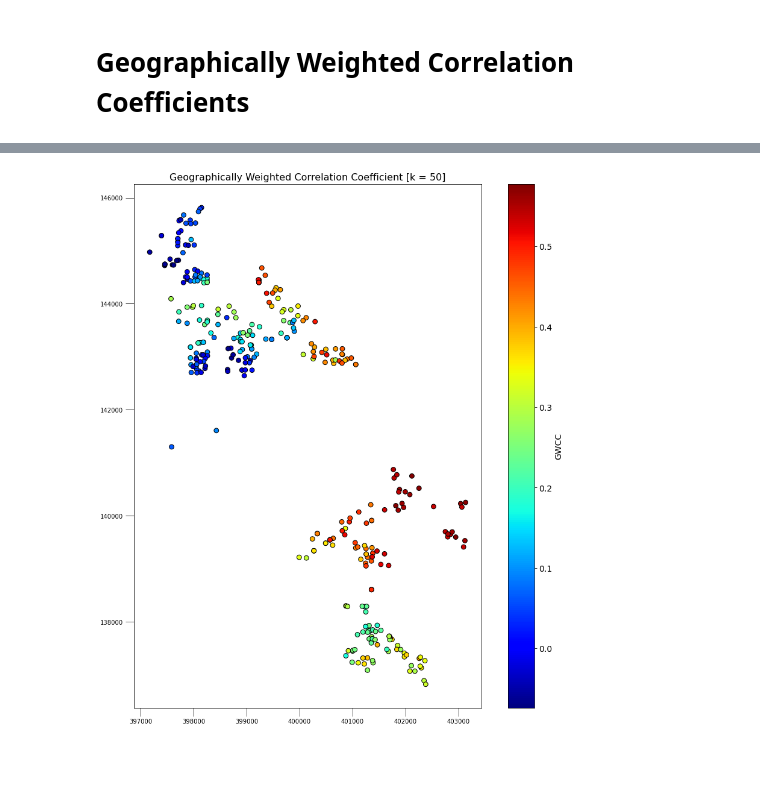
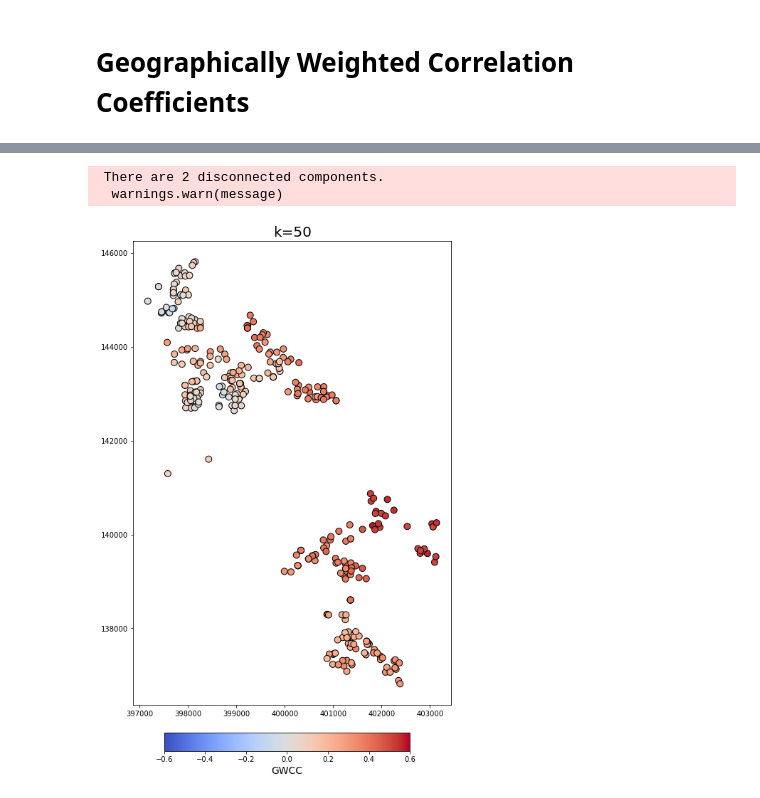
Before and after one commit to Stella-Liao/code_demo, a Jupyter notebook: esda_gwcc.ipynb, the cells around one changed output, grey strips where cells are left out. Cells and saved outputs as stored; diff of their text form; code cells hidden in the pictures; blank space fills up the shorter version.

Commit message:
Update the codes for color bar

```diff
--- a/esda_gwcc.ipynb
+++ b/esda_gwcc.ipynb
@@ -91,18 +51,0 @@ corr_gdf = corr_gdf.join(gwcc_results)
-# %%
-fig, ax = plt.subplots(figsize = (16,16))
-ax.tick_params(size = 14)
-corr_gdf.plot(column='GWCC_sa_pa', ax=ax, cmap='jet', edgecolor='black', markersize = 60)
-
-norm = Normalize(vmin=corr_gdf['GWCC_sa_pa'].min(), vmax=corr_gdf['GWCC_sa_pa'].max())
-cmap = plt.cm.jet
-ax.set_title('Geographically Weighted Correlation Coefficient [k = 50]', fontsize = 16)
-sm = ScalarMappable(norm=norm, cmap=cmap)
-
-cbar = fig.colorbar(sm, ax=ax)
-cbar.set_label('GWCC', fontsize=14)
-cbar.ax.tick_params(labelsize=14)
-# plt.savefig("results/gwcc_sa_pa_whole.png", dpi = 300)
-
-plt.show()
-# %% [output]
-[figure, removed]
@@ -108,0 +90,41 @@ plt.show()
+# %%
+# Create spatial weights with k = 50
+coords = np.array([(point.x, point.y) for point in corr_gdf.geometry])
+kd_tree = KDTree(coords)
+w = KNN(kd_tree, 50)
+
+# Calculate GWCC using `calculate_gwcc()` function
+gwcc_results = calculate_gwcc(corr_gdf, w, 'NH_safety_avg_a', 'place_attachment_avg_a')
+corr_gdf = corr_gdf.join(gwcc_results)
+# %% [output]
+ There are 2 disconnected components.
+  warnings.warn(message)
+# %%
+# Extract x and y from geometry for plotting
+x = corr_gdf.geometry.x
+y = corr_gdf.geometry.y
+values = corr_gdf['GWCC']
+
+# Initialize the figure
+fig, ax = plt.subplots(1, 1, figsize=(8, 12))
+
+# Normalize the colorbar from -1 to 1
+norm = mcolors.Normalize(vmin= -1 * round(np.max(values), 1), vmax=round(np.max(values), 1))
+
+# Create a scatter plot
+sc = ax.scatter(x, y, c=values, cmap='coolwarm', edgecolor='black', norm=norm, s=80)
+
+# Set title
+ax.set_title(f'k=50', fontsize=20)
+
+# Create colorbar
+cbar_ax = fig.add_axes([0.2, 0.05, 0.6, 0.03]) # [x-pos, y-pos, width, height] relative to figure size
+cbar = fig.colorbar(sc, cax=cbar_ax, orientation='horizontal')
+cbar.set_label('GWCC', size = 14)
+cbar.set_ticks(np.linspace(-1, 1, 11))  # Setting ticks for the color bar
+
+# Save plot
+# plt.savefig('results/gwcc_safety_place_attachement_k_values.png', dpi=300, bbox_inches='tight')
+plt.show()
+# %% [output]
+[figure, added]
```
Also changed, not shown: parts of 6 cells of this notebook.
